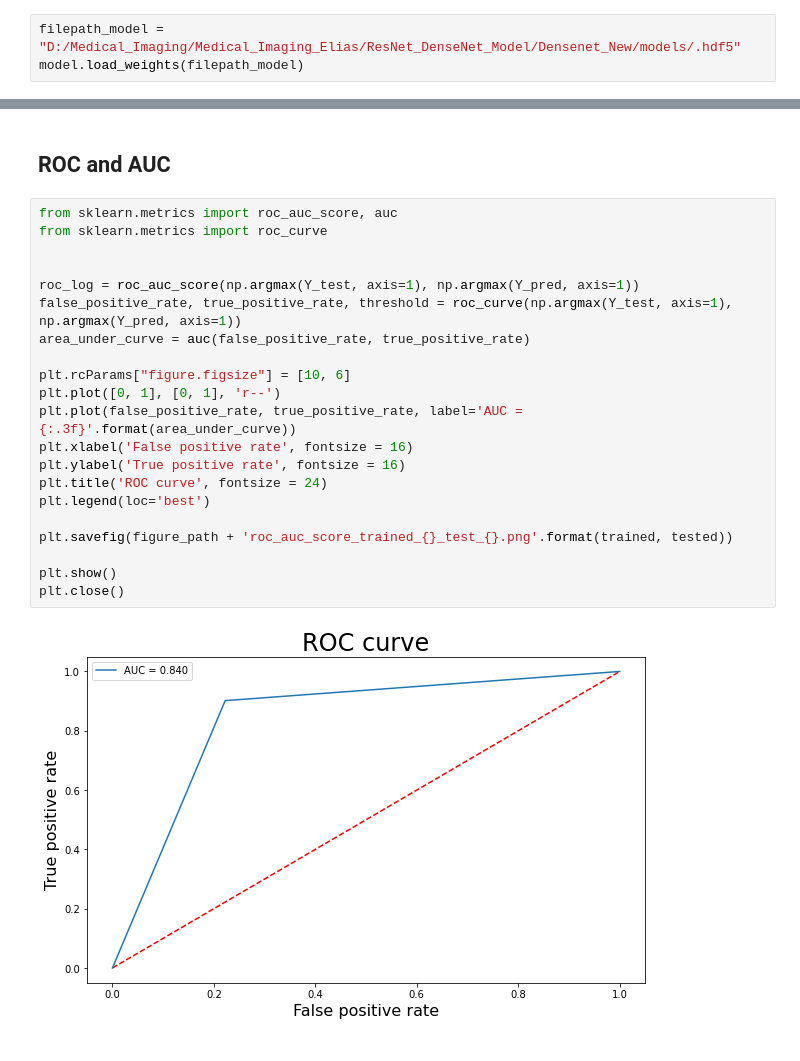
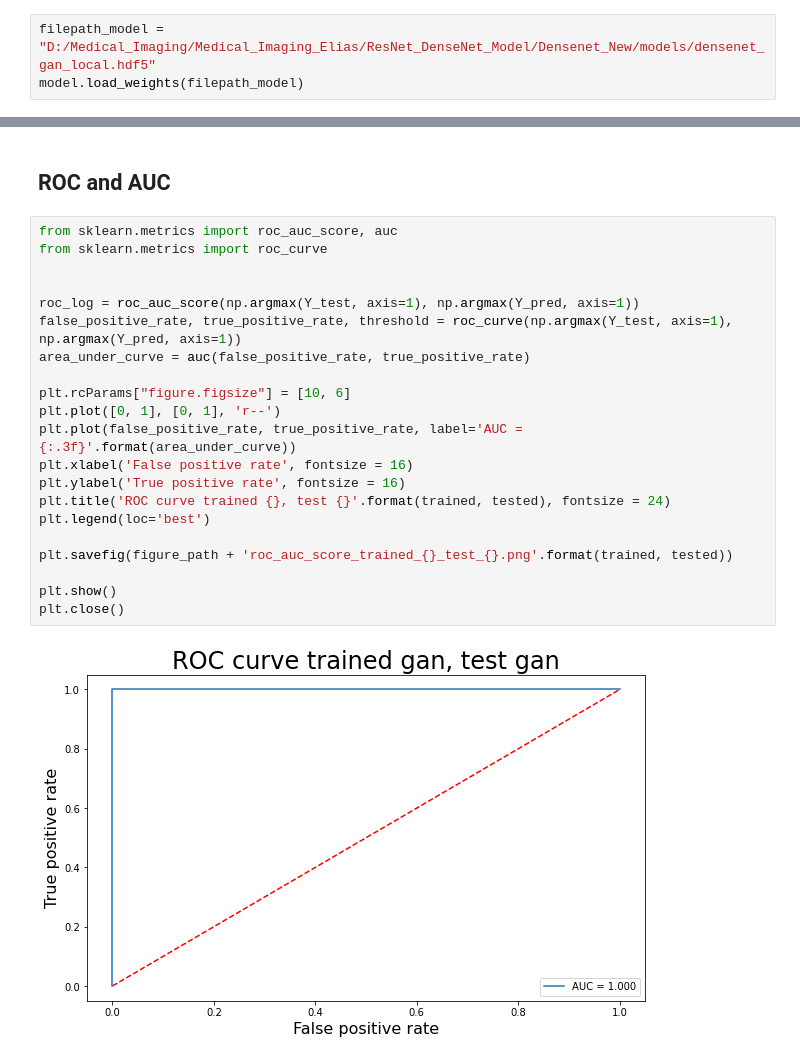
Before and after one commit to eliasmarcon/Medical_Imaging_Project, a Jupyter notebook: Pipeline/train_gan/gan_pipeline_eval_gan.ipynb, the cells around one changed output, grey strips where cells are left out. Saved outputs shown, nothing was run; the diff lists cells and outputs as text.

Commit message:
picture commit and test gan weights

```diff
--- a/Pipeline/train_gan/gan_pipeline_eval_gan.ipynb
+++ b/Pipeline/train_gan/gan_pipeline_eval_gan.ipynb
@@ -135,7 +135,7 @@ _________________________________________________________________
 # %% [markdown]
 ## Prediction on Ground Truth Data
 # %%
-filepath_model = "D:/Medical_Imaging/Medical_Imaging_Elias/ResNet_DenseNet_Model/Densenet_New/models/.hdf5"
+filepath_model = "D:/Medical_Imaging/Medical_Imaging_Elias/ResNet_DenseNet_Model/Densenet_New/models/densenet_gan_local.hdf5"
 model.load_weights(filepath_model)
 # %%
 Y_val_pred = model.predict(x_val)
@@ -258,26 +258,26 @@ df.to_csv(figure_path + "classification_report_trained_{}_test_{}.csv".format(tr
 # %%
 from sklearn.metrics import roc_auc_score, auc
 from sklearn.metrics import roc_curve
 
 
 roc_log = roc_auc_score(np.argmax(Y_test, axis=1), np.argmax(Y_pred, axis=1))
 false_positive_rate, true_positive_rate, threshold = roc_curve(np.argmax(Y_test, axis=1), np.argmax(Y_pred, axis=1))
 area_under_curve = auc(false_positive_rate, true_positive_rate)
 
 plt.rcParams["figure.figsize"] = [10, 6]
 plt.plot([0, 1], [0, 1], 'r--')
 plt.plot(false_positive_rate, true_positive_rate, label='AUC = {:.3f}'.format(area_under_curve))
 plt.xlabel('False positive rate', fontsize = 16)
 plt.ylabel('True positive rate', fontsize = 16)
-plt.title('ROC curve', fontsize = 24)
+plt.title('ROC curve trained {}, test {}'.format(trained, tested), fontsize = 24)
 plt.legend(loc='best')
 
 plt.savefig(figure_path + 'roc_auc_score_trained_{}_test_{}.png'.format(trained, tested))
 
 plt.show()
 plt.close()
 # %% [output]
-[figure, old version]
+[figure, new version]
 # %%
 i = 0
 prop_class=[]
```
Also changed, not shown: parts of 10 cells of this notebook, 4 other files.
